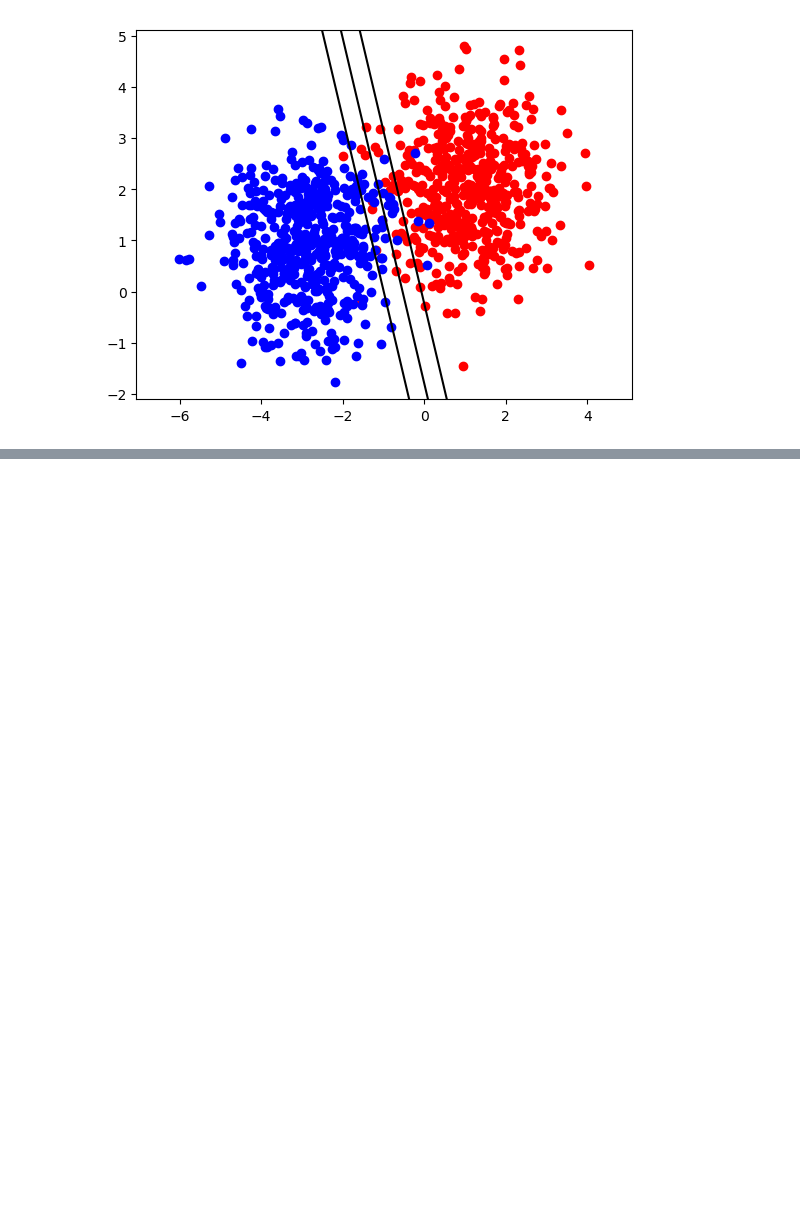
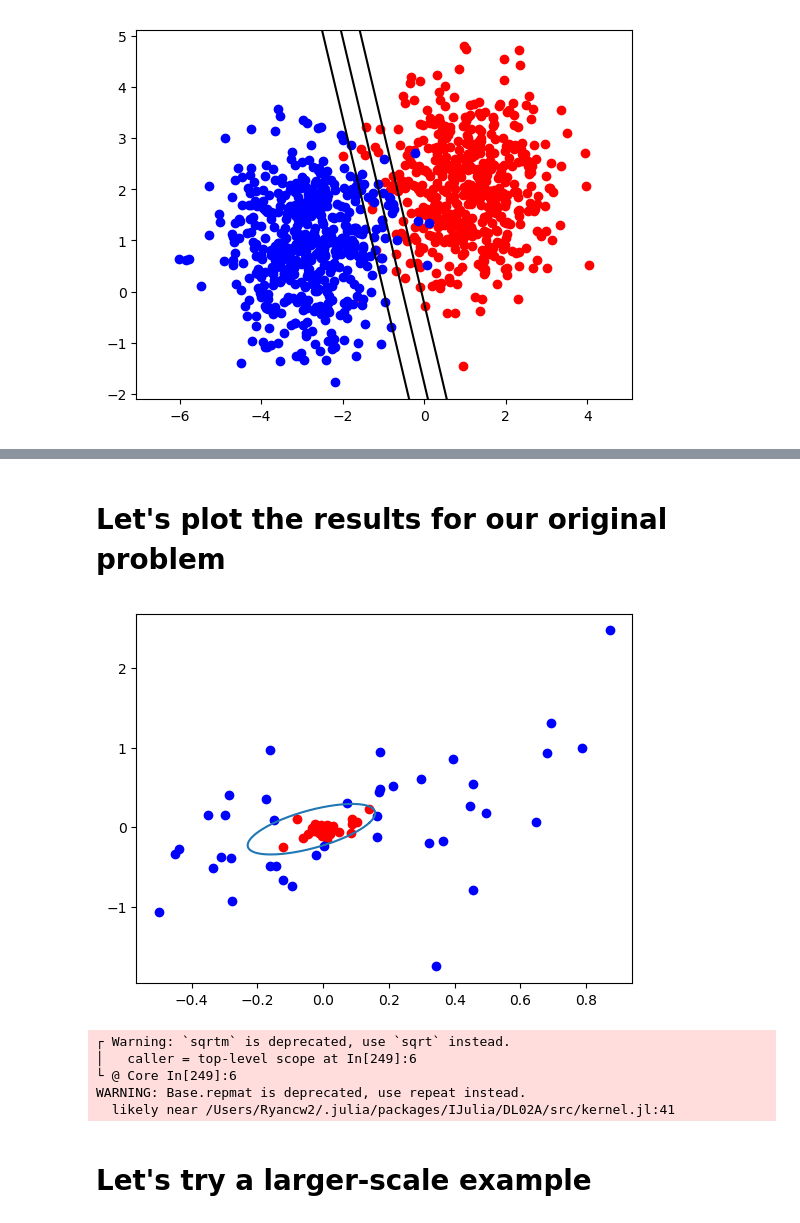
Before and after one commit to adelarue/cos_2019, a Jupyter notebook: 7_advanced_jump/Session7NotebookPart2.ipynb, the cells around one changed output, grey strips where cells are left out. Saved outputs shown, nothing was run; the diff lists cells and outputs as text; code cells hidden in the pictures; blank space fills up the shorter version.

```diff
--- a/7_advanced_jump/Session7NotebookPart2.ipynb
+++ b/7_advanced_jump/Session7NotebookPart2.ipynb
@@ -118,0 +255,19 @@ Also discuss what changes to this code you would make, to make your code scale.
+# %%
+using JuMP
+function ellipsoid_socp(x,y)
+    p=2
+    n = size(x,2) # number of points
+    m = size(y,2)
+    ellipsoidModel=Model(solver=MosekSolver(MSK_DPAR_INTPNT_CO_TOL_PFEAS=1e-4)) #Change to the solver you are using
+    @variable(ellipsoidModel, P[1:p, 1:p])
+    @variable(ellipsoidModel, q[1:p])
+    @variable(ellipsoidModel, r)
+    @constraint(ellipsoidModel, P.==P')
+    @constraint(ellipsoidModel, norm([-2.0*P[1,2]; -P[1,1]+P[2,2]])<=-2.0-P[1,1]-P[2,2])
+
+    @constraint(ellipsoidModel, xi[i=1:n], x[:,i]'*P*x[:,i]+q'*x[:,i]+r>=1.0)
+    @constraint(ellipsoidModel, yi[i=1:m], y[:,i]'*P*y[:,i]+q'*y[:,i]+r<=-1.0)
+
+    status=solve(ellipsoidModel)
+    return getvalue(P), getvalue(q), getvalue(r)
+end
@@ -118,0 +276,2 @@ Also discuss what changes to this code you would make, to make your code scale.
+# %%
+P, q, r=ellipsoid_socp(x,y)
@@ -118,0 +297,19 @@ Also discuss what changes to this code you would make, to make your code scale.
+# %% [markdown]
+# Let's plot the results for our original problem
+# %%
+r = -r; P = -P; q = -q;
+c = 0.25*q'*inv(P)*q - r;
+xc = -0.5*inv(P)*q;
+nopts = 1000;
+angles = range(0, stop=2*pi, length=nopts);
+ell = (sqrtm(P^(-1)*c))*hcat(cos.(angles), sin.(angles))'+ repmat(xc,1,nopts);
+plot(x[1,1:dims], x[2,1:dims], "ro", y[1,1:dims], y[2,1:dims], "bo", ell[1,1:nopts], ell[2, 1:nopts], "-");
+# %% [output]
+[figure, added]
+┌ Warning: `sqrtm` is deprecated, use `sqrt` instead.
+│   caller = top-level scope at In[249]:6
+└ @ Core In[249]:6
+WARNING: Base.repmat is deprecated, use repeat instead.
+  likely near /Users/Ryancw2/.julia/packages/IJulia/DL02A/src/kernel.jl:41
+# %% [markdown]
+# Let's try a larger-scale example
```
Also changed, not shown: parts of 26 cells of this notebook, 1 other file.
